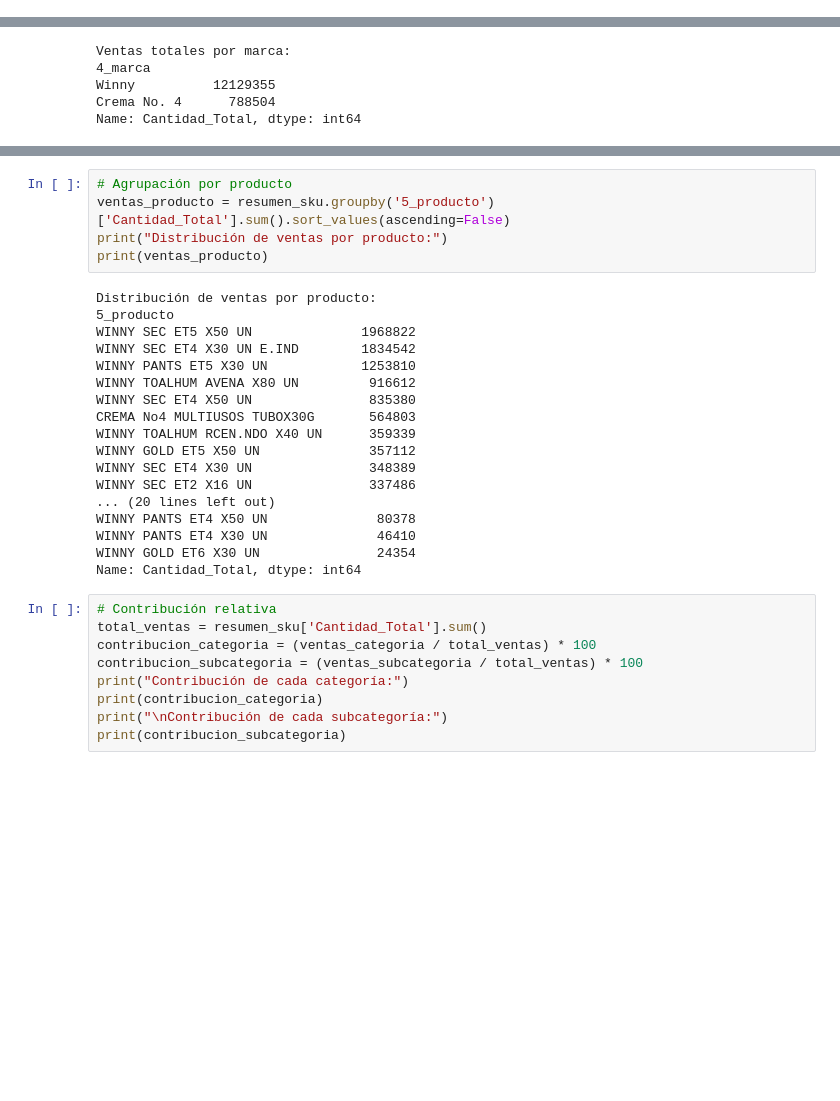
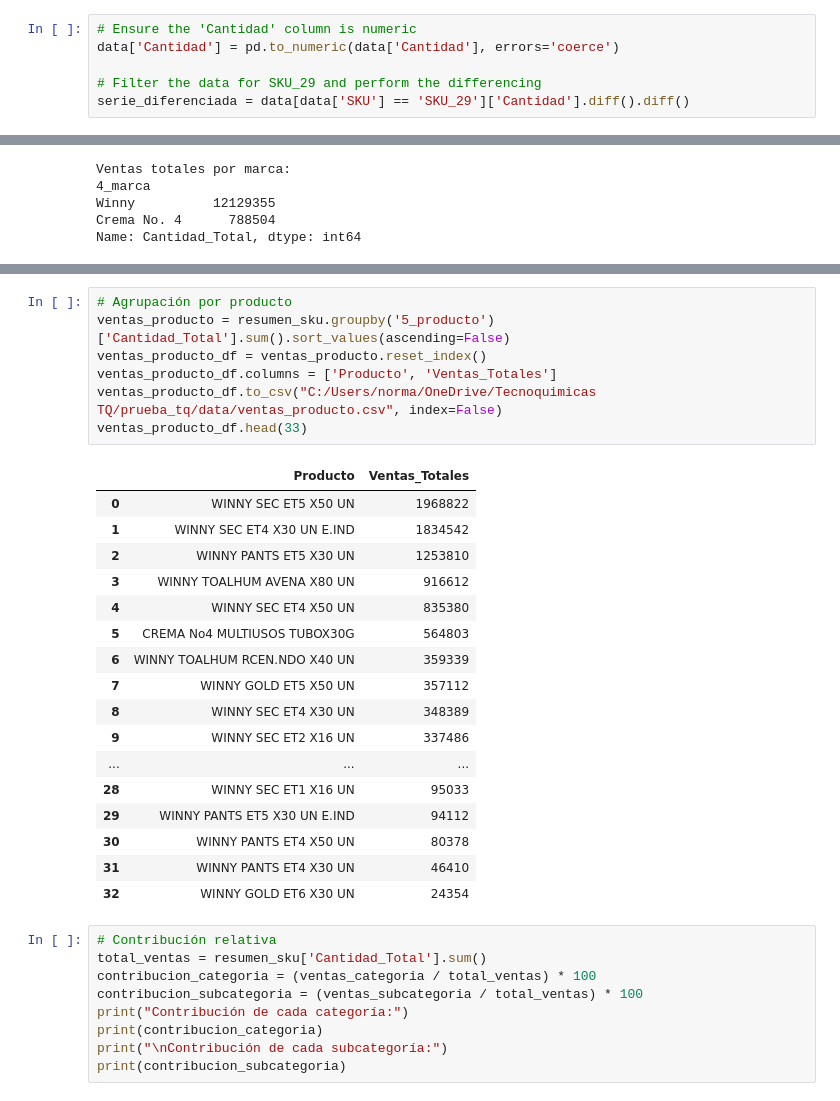
Before and after one commit to ncgiraldom/prueba_tq, a Jupyter notebook: notebooks/eda2.ipynb, the cells around one changed output, grey strips where cells are left out. Drawn from its saved outputs; the diff is of its cells as text; blank space fills up the shorter version.

```diff
--- a/notebooks/eda2.ipynb
+++ b/notebooks/eda2.ipynb
@@ -658,0 +696,6 @@ Conclusión: La serie es estacionaria (se rechaza la hipótesis nula).
+# %%
+# Ensure the 'Cantidad' column is numeric
+data['Cantidad'] = pd.to_numeric(data['Cantidad'], errors='coerce')
+
+# Filter the data for SKU_29 and perform the differencing
+serie_diferenciada = data[data['SKU'] == 'SKU_29']['Cantidad'].diff().diff()
@@ -867,26 +936,28 @@ Name: Cantidad_Total, dtype: int64
 # %%
 # Agrupación por producto
 ventas_producto = resumen_sku.groupby('5_producto')['Cantidad_Total'].sum().sort_values(ascending=False)
-print("Distribución de ventas por producto:")
-print(ventas_producto)
+ventas_producto_df = ventas_producto.reset_index()
+ventas_producto_df.columns = ['Producto', 'Ventas_Totales']
+ventas_producto_df.to_csv("C:/Users/norma/OneDrive/Tecnoquimicas TQ/prueba_tq/data/ventas_producto.csv", index=False)
+ventas_producto_df.head(33)
 # %% [output]
-Distribución de ventas por producto:
-5_producto
-WINNY SEC ET5 X50 UN              1968822
-WINNY SEC ET4 X30 UN E.IND        1834542
-WINNY PANTS ET5 X30 UN            1253810
-WINNY TOALHUM AVENA X80 UN         916612
-WINNY SEC ET4 X50 UN               835380
-CREMA No4 MULTIUSOS TUBOX30G       564803
-WINNY TOALHUM RCEN.NDO X40 UN      359339
-WINNY GOLD ET5 X50 UN              357112
-WINNY SEC ET4 X30 UN               348389
-WINNY SEC ET2 X16 UN               337486
-... (20 lines left out)
-WINNY PANTS ET4 X50 UN              80378
-WINNY PANTS ET4 X30 UN              46410
-WINNY GOLD ET6 X30 UN               24354
-Name: Cantidad_Total, dtype: int64
+|  | Producto | Ventas_Totales |
+| 0 | WINNY SEC ET5 X50 UN | 1968822 |
+| 1 | WINNY SEC ET4 X30 UN E.IND | 1834542 |
+| 2 | WINNY PANTS ET5 X30 UN | 1253810 |
+| 3 | WINNY TOALHUM AVENA X80 UN | 916612 |
+| 4 | WINNY SEC ET4 X50 UN | 835380 |
+| 5 | CREMA No4 MULTIUSOS TUBOX30G | 564803 |
+| 6 | WINNY TOALHUM RCEN.NDO X40 UN | 359339 |
+| 7 | WINNY GOLD ET5 X50 UN | 357112 |
+| 8 | WINNY SEC ET4 X30 UN | 348389 |
+| 9 | WINNY SEC ET2 X16 UN | 337486 |
+| ... | ... | ... |
+| 28 | WINNY SEC ET1 X16 UN | 95033 |
+| 29 | WINNY PANTS ET5 X30 UN E.IND | 94112 |
+| 30 | WINNY PANTS ET4 X50 UN | 80378 |
+| 31 | WINNY PANTS ET4 X30 UN | 46410 |
+| 32 | WINNY GOLD ET6 X30 UN | 24354 |
 # %%
 # Contribución relativa
 total_ventas = resumen_sku['Cantidad_Total'].sum()
```
Also changed, not shown: parts of 11 cells of this notebook, 23 other files.
